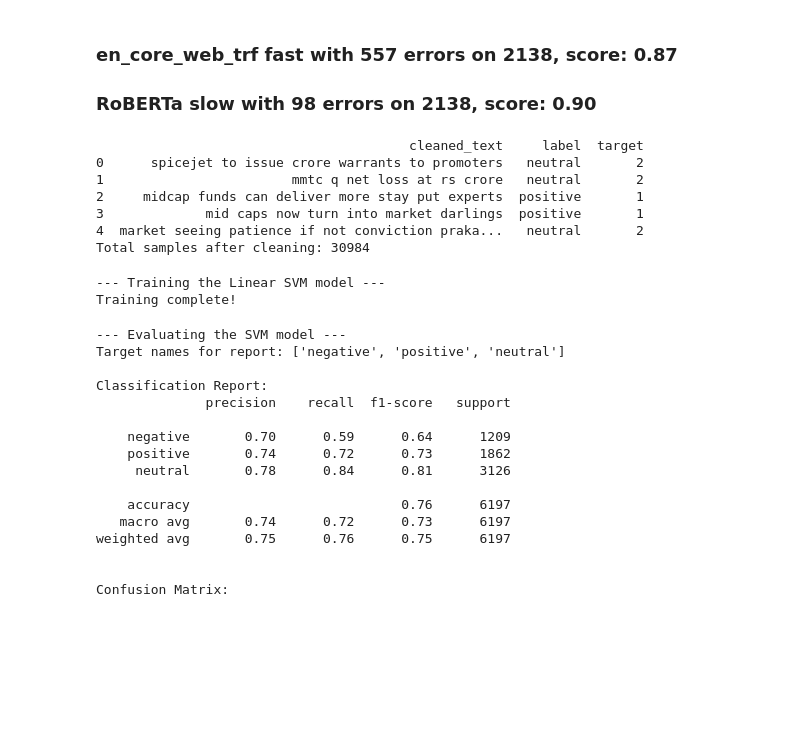
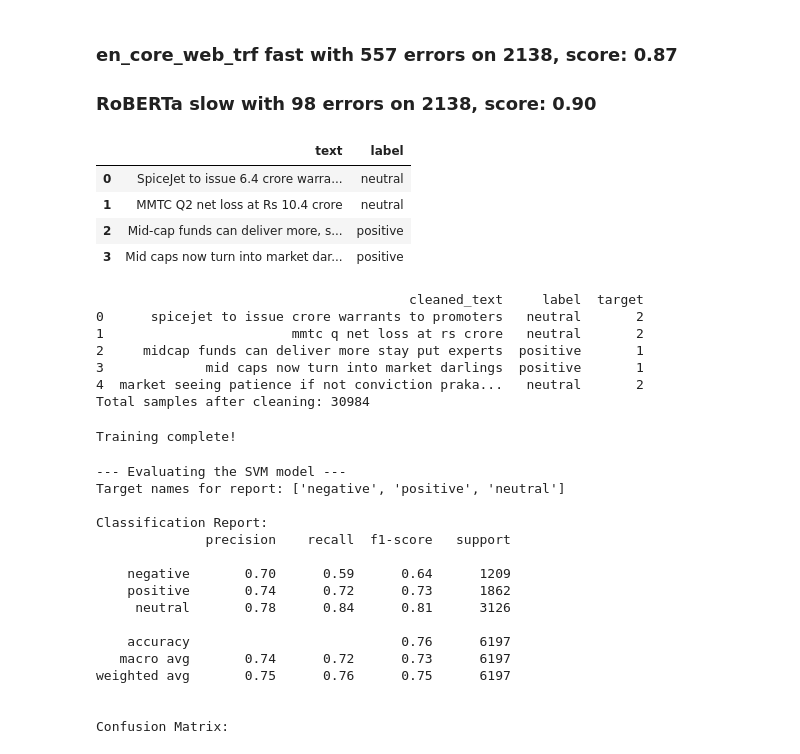
Before and after one commit to KOlCIqwq/Sentiment-Analysis, a Jupyter notebook: analysis.ipynb, the cells around one changed output. Drawn from its saved outputs; the diff is of its cells as text; code cells hidden in the pictures; blank space fills up the shorter version.

```diff
--- a/analysis.ipynb
+++ b/analysis.ipynb
@@ -77,22 +77,20 @@ KEYWORD_RULES = {
     "CONCEPT": CONCEPT
 }
 
-# Heuristic function to identify people's names
-def is_likely_person(name: str) -> bool:
-    parts = name.strip().split()
+def is_person(name):
+    parts = name.strip().split() # Split the names, into array
     if len(parts) != 2: return False
     if parts[0].isupper() and parts[1].isupper(): return False
     return parts[0].istitle() and parts[1].istitle()
 
-# Main function to determine the label for any given name
-def get_entity_label(name: str) -> str:
+def get_label(name):
     name_lower = name.lower().strip()
-    for label, keywords in KEYWORD_RULES.items():
-        if name_lower in keywords:
-            return label
-    if is_likely_person(name):
-        return "PERSON"
-    return "COMPANY" # Fallback label
+    for label, key in KEYWORD_RULES.items():
+        if name_lower in key:
+            return label # Get the label in base of the text
+        if is_person(name):
+            return "PERSON"
+    return "COMPANY" # Fallback
 # %%
 nlp = spacy.load("en_core_web_sm")
 TRAIN_DATA = []
@@ -101,13 +99,14 @@ for _, row in data1.iterrows():
     title = row['Title']
     decision_dict = eval(row['Decisions'])
 
-    entities_to_find = {name: get_entity_label(name) for name in decision_dict.keys()}
+    entities_to_find = {name: get_label(name) for name in decision_dict.keys()} # Map each company label
 
     entities_for_this_title = []
-    with nlp.select_pipes(disable="ner"):
+    with nlp.select_pipes(disable="ner"): # skips the work of the pretrained NER
         doc = nlp(title)
 
     for name, label in entities_to_find.items():
+        # Matches each name to stripped title
         matcher = Matcher(nlp.vocab)
         # Using .strip() and LOWER for robust matching
         pattern = [{"LOWER": token.lower_} for token in nlp(name.strip())]
@@ -218,35 +217,43 @@ df1 = df1[['text', 'label']]
 #df2 = pd.concat([df2_test, df2_valid], ignore_index=True)
 df2 = data2_train.copy()
 df2['label'] = df2['label'].map({0: 'negative', 1: 'positive', 2: 'neutral'})
 df2 = df2[['text', 'label']]
 
 df3 = data3.rename(columns={'Sentence': 'text', 'Sentiment': 'label'})[['text', 'label']]
 df4 = data4.rename(columns={'sentiment': 'label'})[['text', 'label']]
 
 df_combined = pd.concat([df1, df2, df3, df4], ignore_index=True).dropna(subset=['text', 'label'])
 
+display(df_combined.head(4))
+
 def clean_text(text):
-    text = text.lower()
+    text = text.lower() # To lowercase
+    # Remove any impurities of text
     text = re.sub(r'https?://\S+|www\.\S+', '', text)
     text = re.sub(r'\$\w*', '', text)
     text = re.sub(r'<.*?>', '', text)
     text = re.sub(r'[^a-z\s]', '', text)
     text = re.sub(r'\s+', ' ', text).strip()
     return text
 
 df_combined['cleaned_text'] = df_combined['text'].apply(clean_text)
 
-# Create the numeric 'target' column with your specified mapping
+# Create the numeric 'target' column to specified mapping
 label_map = {'negative': 0, 'positive': 1, 'neutral': 2}
 df_combined['target'] = df_combined['label'].map(label_map)
 
 # Drop any rows where a label might not have been in our map
 df_combined.dropna(subset=['target'], inplace=True)
 df_combined['target'] = df_combined['target'].astype(int)
 
 print(df_combined[['cleaned_text', 'label', 'target']].head())
 print(f"Total samples after cleaning: {len(df_combined)}")
 # %% [output]
+|  | text | label |
+| 0 | SpiceJet to issue 6.4 crore warra... | neutral |
+| 1 | MMTC Q2 net loss at Rs 10.4 crore | neutral |
+| 2 | Mid-cap funds can deliver more, s... | positive |
+| 3 | Mid caps now turn into market dar... | positive |
                                         cleaned_text     label  target
 0      spicejet to issue crore warrants to promoters   neutral       2
 1                        mmtc q net loss at rs crore   neutral       2
@@ -273,11 +282,9 @@ X_train_tfidf = tfidf_vectorizer.fit_transform(X_train)
 X_test_tfidf = tfidf_vectorizer.transform(X_test)
 # %%
-svm_model = LinearSVC(random_state=42, C=1.0, max_iter=2000)
-print("\n--- Training the Linear SVM model ---")
-svm_model.fit(X_train_tfidf, y_train)
+svm_model = LinearSVC(C=1.0, max_iter=2000) # SVM with 1 strngth, 2000 optimization iterations
+svm_model.fit(X_train_tfidf, y_train) # Fit the tfidf of text and label
 print("Training complete!")
 # %% [output]
---- Training the Linear SVM model ---
 Training complete!
 # %%
 print("\n--- Evaluating the SVM model ---")
```
Also changed, not shown: parts of 4 cells of this notebook.
